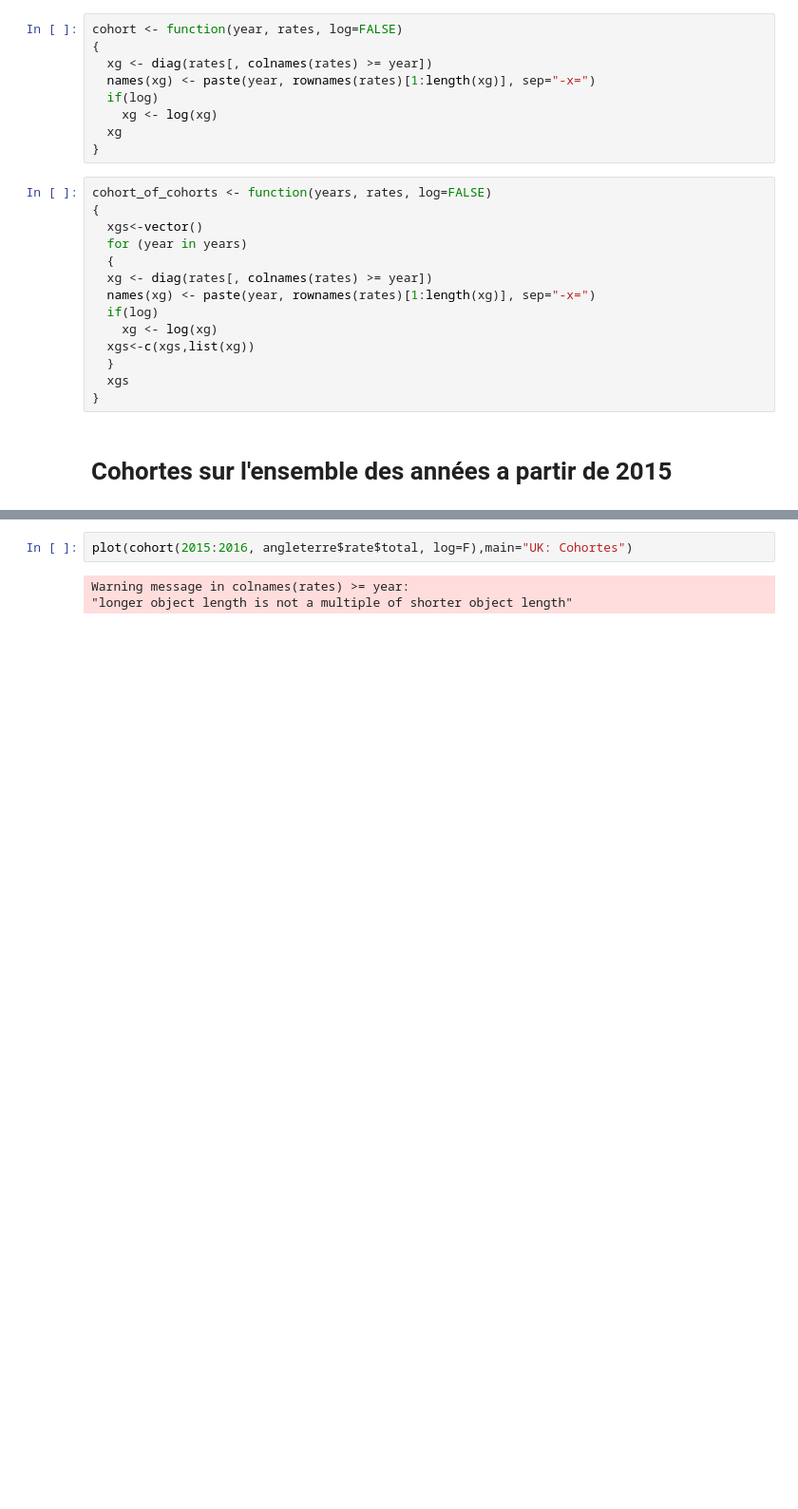
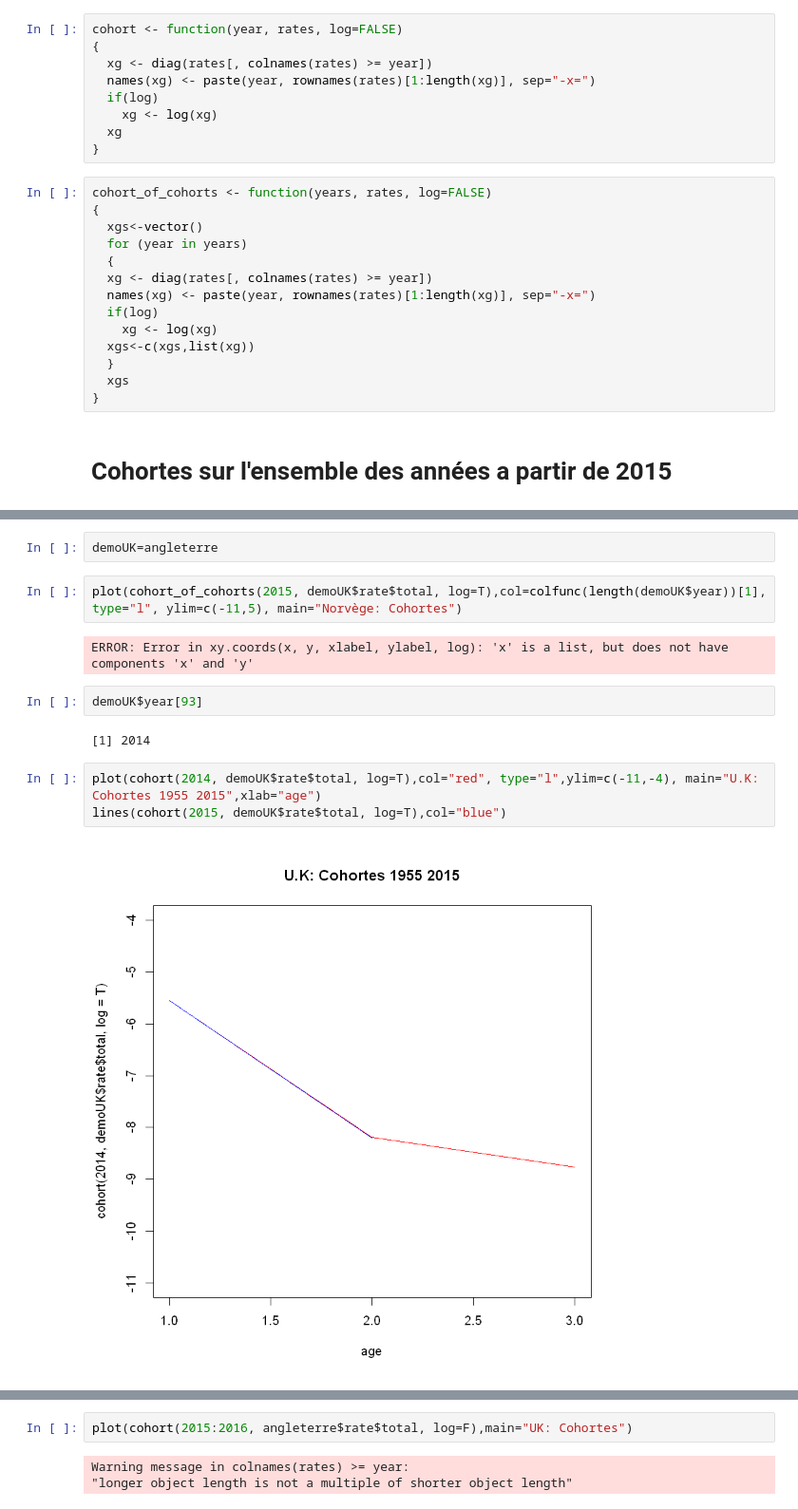
Before and after one commit to aminehamza12/Projet-Actuariat, a Jupyter notebook: Introduction.ipynb, the cells around one changed output, grey strips where cells are left out. Shown at 95% size. Saved outputs shown, nothing was run; the diff lists cells and outputs as text; blank space fills up the shorter version.

```diff
--- a/Introduction.ipynb
+++ b/Introduction.ipynb
@@ -99,0 +127,15 @@ legend(legend=unique(2015:2016),
+# %%
+demoUK=angleterre
+# %%
+plot(cohort_of_cohorts(2015, demoUK$rate$total, log=T),col=colfunc(length(demoUK$year))[1], type="l", ylim=c(-11,5), main="Norvège: Cohortes")
+# %% [output]
+ERROR: Error in xy.coords(x, y, xlabel, ylabel, log): 'x' is a list, but does not have components 'x' and 'y'
+# %%
+demoUK$year[93]
+# %% [output]
+[1] 2014
+# %%
+plot(cohort(2014, demoUK$rate$total, log=T),col="red", type="l",ylim=c(-11,-4), main="U.K: Cohortes 1955 2015",xlab="age")
+lines(cohort(2015, demoUK$rate$total, log=T),col="blue")
+# %% [output]
+[figure, added]
```
Also changed, not shown: parts of 37 cells of this notebook, 23 other files.
